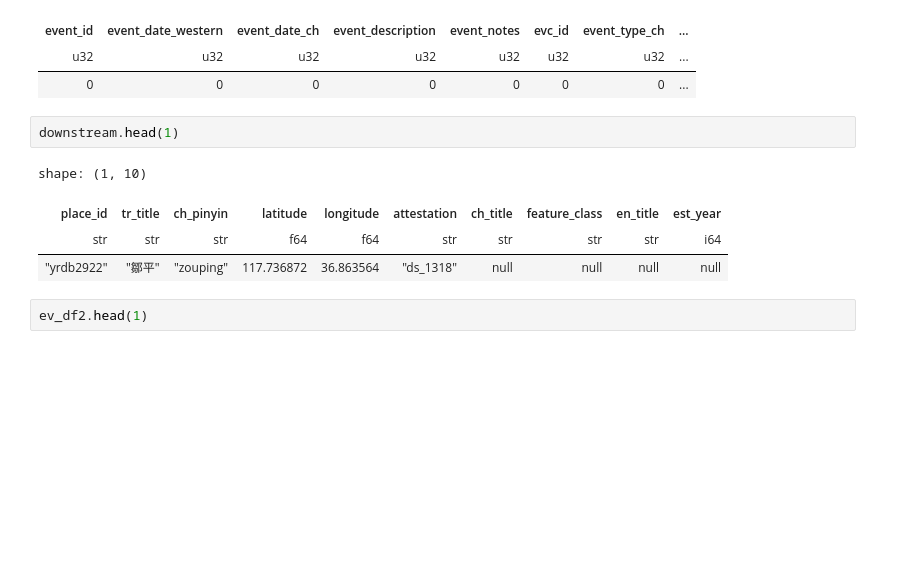
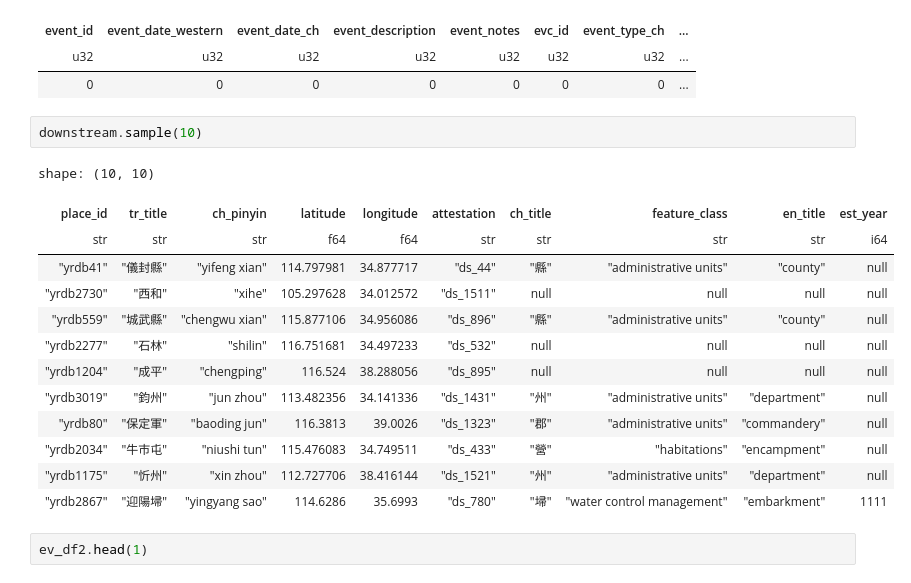
Before and after one commit to YellowRiverDatabase/geodata, a Jupyter notebook: atlas_data/data_to_events_json.ipynb, the cells around one changed output. Cells and saved outputs as stored; diff of their text form; blank space fills up the shorter version.

```diff
--- a/atlas_data/data_to_events_json.ipynb
+++ b/atlas_data/data_to_events_json.ipynb
@@ -523,12 +523,21 @@ shape: (1, 22)
 | u32 | u32 | u32 | u32 | u32 | u32 | u32 | ... |
 | 0 | 0 | 0 | 0 | 0 | 0 | 0 | ... |
 # %%
-downstream.head(1)
+downstream.sample(10)
 # %% [output]
-shape: (1, 10)
+shape: (10, 10)
 | place_id | tr_title | ch_pinyin | latitude | longitude | attestation | ch_title | feature_class | en_title | est_year |
 | str | str | str | f64 | f64 | str | str | str | str | i64 |
-| "yrdb2922" | "鄒平" | "zouping" | 117.736872 | 36.863564 | "ds_1318" | null | null | null | null |
+| "yrdb41" | "儀封縣" | "yifeng xian" | 114.797981 | 34.877717 | "ds_44" | "縣" | "administrative units" | "county" | null |
+| "yrdb2730" | "西和" | "xihe" | 105.297628 | 34.012572 | "ds_1511" | null | null | null | null |
+| "yrdb559" | "城武縣" | "chengwu xian" | 115.877106 | 34.956086 | "ds_896" | "縣" | "administrative units" | "county" | null |
+| "yrdb2277" | "石林" | "shilin" | 116.751681 | 34.497233 | "ds_532" | null | null | null | null |
+| "yrdb1204" | "成平" | "chengping" | 116.524 | 38.288056 | "ds_895" | null | null | null | null |
+| "yrdb3019" | "鈞州" | "jun zhou" | 113.482356 | 34.141336 | "ds_1431" | "州" | "administrative units" | "department" | null |
+| "yrdb80" | "保定軍" | "baoding jun" | 116.3813 | 39.0026 | "ds_1323" | "郡" | "administrative units" | "commandery" | null |
+| "yrdb2034" | "牛市屯" | "niushi tun" | 115.476083 | 34.749511 | "ds_433" | "營" | "habitations" | "encampment" | null |
+| "yrdb1175" | "忻州" | "xin zhou" | 112.727706 | 38.416144 | "ds_1521" | "州" | "administrative units" | "department" | null |
+| "yrdb2867" | "迎陽埽" | "yingyang sao" | 114.6286 | 35.6993 | "ds_780" | "埽" | "water control management" | "embarkment" | 1111 |
 # %%
 ev_df2.head(1)
 # %% [output]
```
Also changed, not shown: parts of 1 cell of this notebook.
